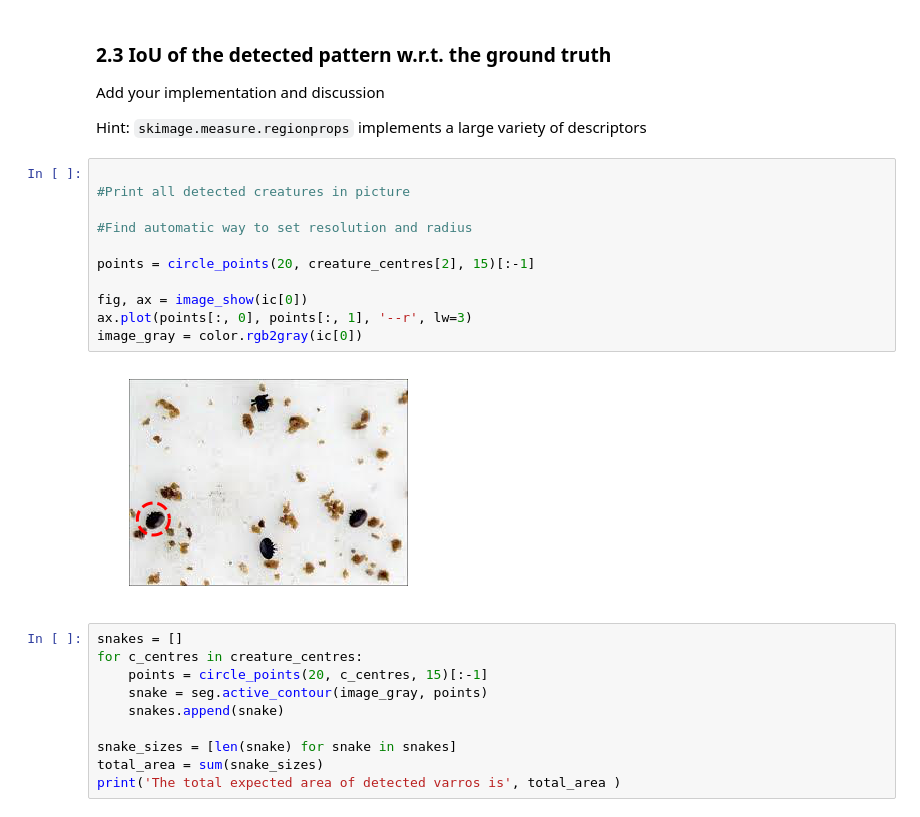
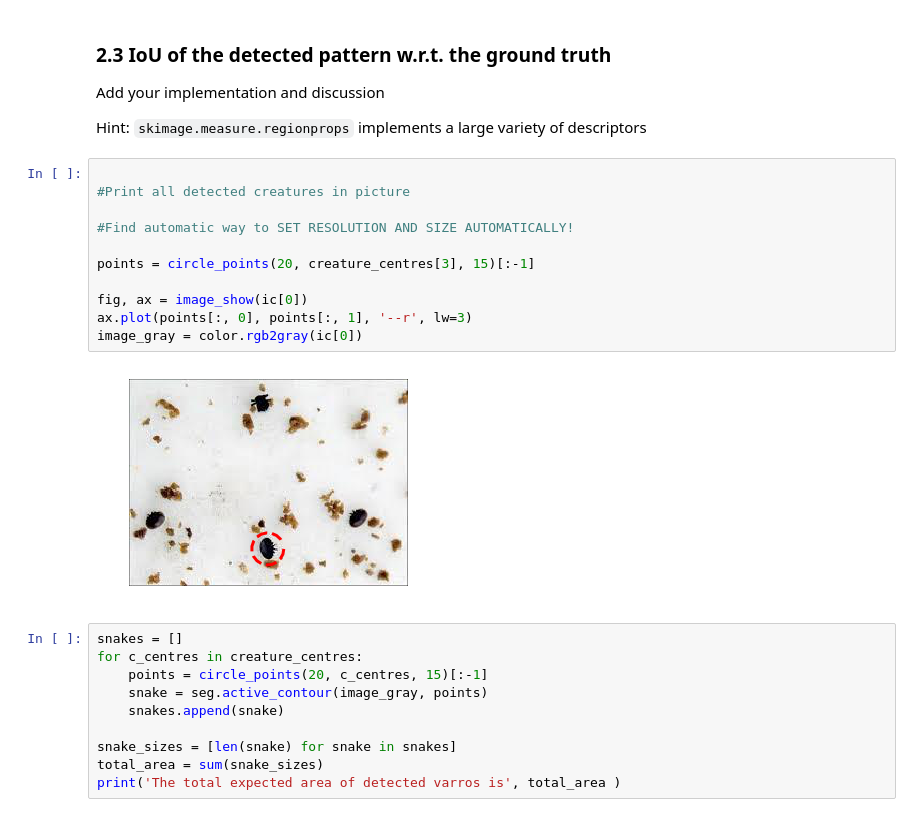
Before and after one commit to LeylaVakilian/PatternRecognition-, a Jupyter notebook: labs/lab_01_segmentation.ipynb, the cells around one changed output. Saved outputs shown, nothing was run; the diff lists cells and outputs as text.

```diff
--- a/labs/lab_01_segmentation.ipynb
+++ b/labs/lab_01_segmentation.ipynb
@@ -523,16 +523,16 @@ Hint: `skimage.measure.regionprops` implements a large variety of descriptors
 # %%
 
 #Print all detected creatures in picture
 
-#Find automatic way to set resolution and radius
+#Find automatic way to SET RESOLUTION AND SIZE AUTOMATICALLY!
 
-points = circle_points(20, creature_centres[2], 15)[:-1]
+points = circle_points(20, creature_centres[3], 15)[:-1]
 
 fig, ax = image_show(ic[0])
 ax.plot(points[:, 0], points[:, 1], '--r', lw=3)
 image_gray = color.rgb2gray(ic[0])
 # %% [output]
-[figure, old version]
+[figure, new version]
 # %%
 snakes = []
 for c_centres in creature_centres:
```
Also changed, not shown: parts of 1 cell of this notebook.
